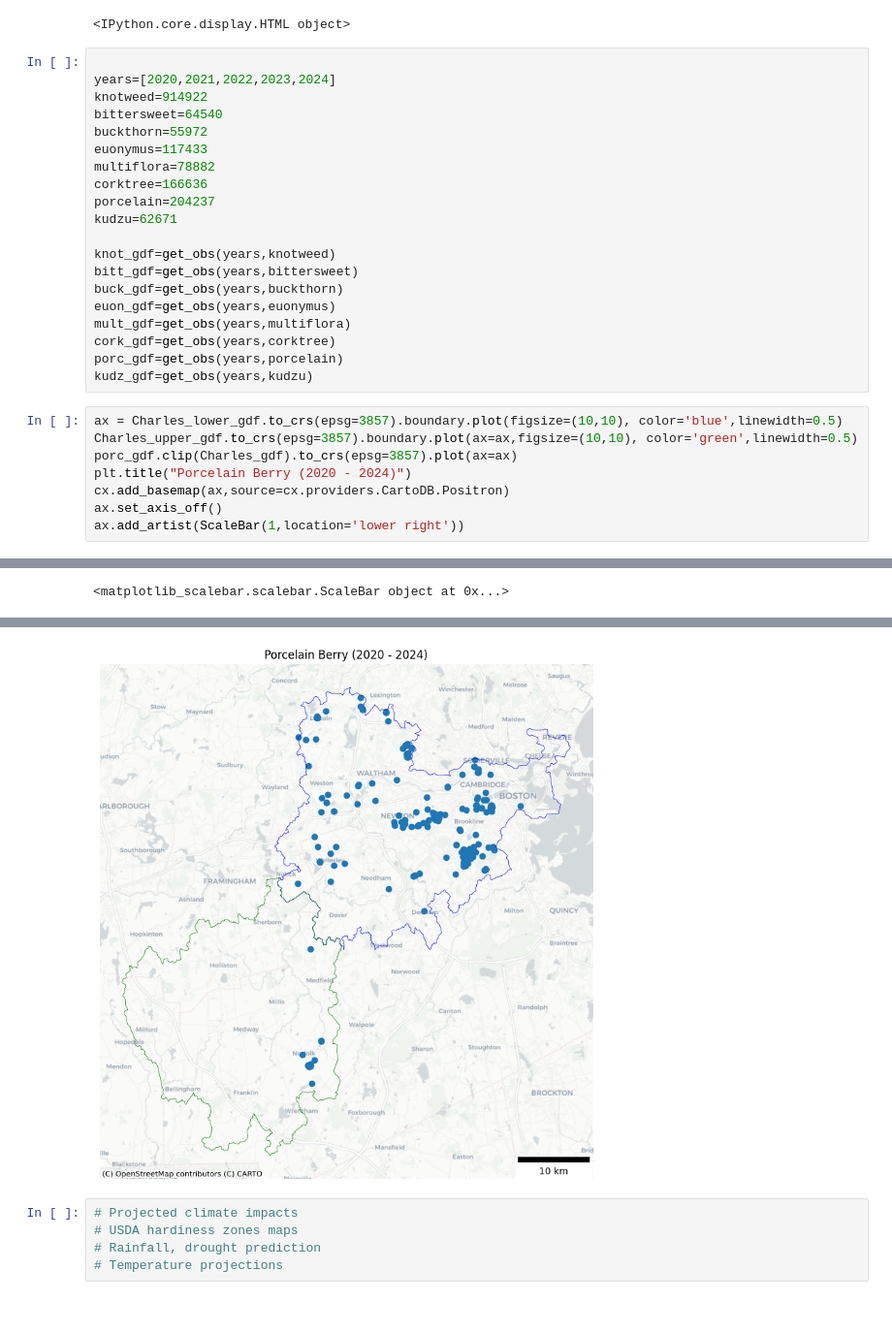
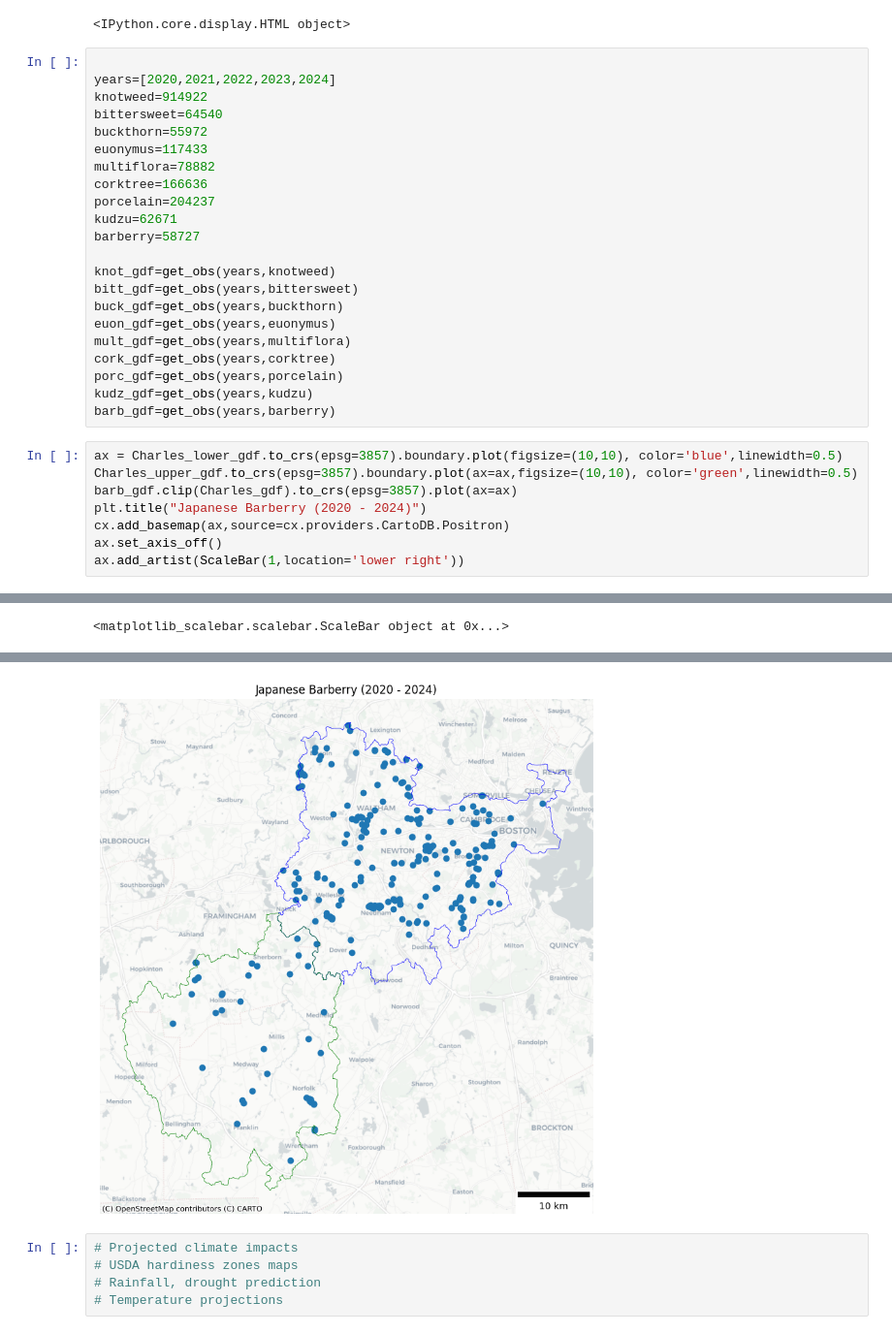
Before and after one commit to chad-fisher/CRWA-Regional-Tree-Planting-and-Protection-Plan, a Jupyter notebook: CodeNotebook.ipynb, the cells around one changed output, grey strips where cells are left out. Shown at 97% size. Drawn from its saved outputs; the diff is of its cells as text.

```diff
--- a/CodeNotebook.ipynb
+++ b/CodeNotebook.ipynb
@@ -443,6 +443,7 @@ multiflora=78882
 corktree=166636
 porcelain=204237
 kudzu=62671
+barberry=58727
 
 knot_gdf=get_obs(years,knotweed)
 bitt_gdf=get_obs(years,bittersweet)
@@ -452,21 +453,22 @@ mult_gdf=get_obs(years,multiflora)
 cork_gdf=get_obs(years,corktree)
 porc_gdf=get_obs(years,porcelain)
 kudz_gdf=get_obs(years,kudzu)
+barb_gdf=get_obs(years,barberry)
 # %%
 ax = Charles_lower_gdf.to_crs(epsg=3857).boundary.plot(figsize=(10,10), color='blue',linewidth=0.5)
 Charles_upper_gdf.to_crs(epsg=3857).boundary.plot(ax=ax,figsize=(10,10), color='green',linewidth=0.5)
-porc_gdf.clip(Charles_gdf).to_crs(epsg=3857).plot(ax=ax)
-plt.title("Porcelain Berry (2020 - 2024)")
+barb_gdf.clip(Charles_gdf).to_crs(epsg=3857).plot(ax=ax)
+plt.title("Japanese Barberry (2020 - 2024)")
 cx.add_basemap(ax,source=cx.providers.CartoDB.Positron)
 ax.set_axis_off()
 ax.add_artist(ScaleBar(1,location='lower right'))
 # %% [output]
 [interactive output not drawn]
 <IPython.core.display.HTML object>
 [interactive output not drawn]
 <matplotlib_scalebar.scalebar.ScaleBar object at 0x...>
 [interactive output not drawn]
-[figure, old version]
+[figure, new version]
 # %%
 # Projected climate impacts
 # USDA hardiness zones maps
```
